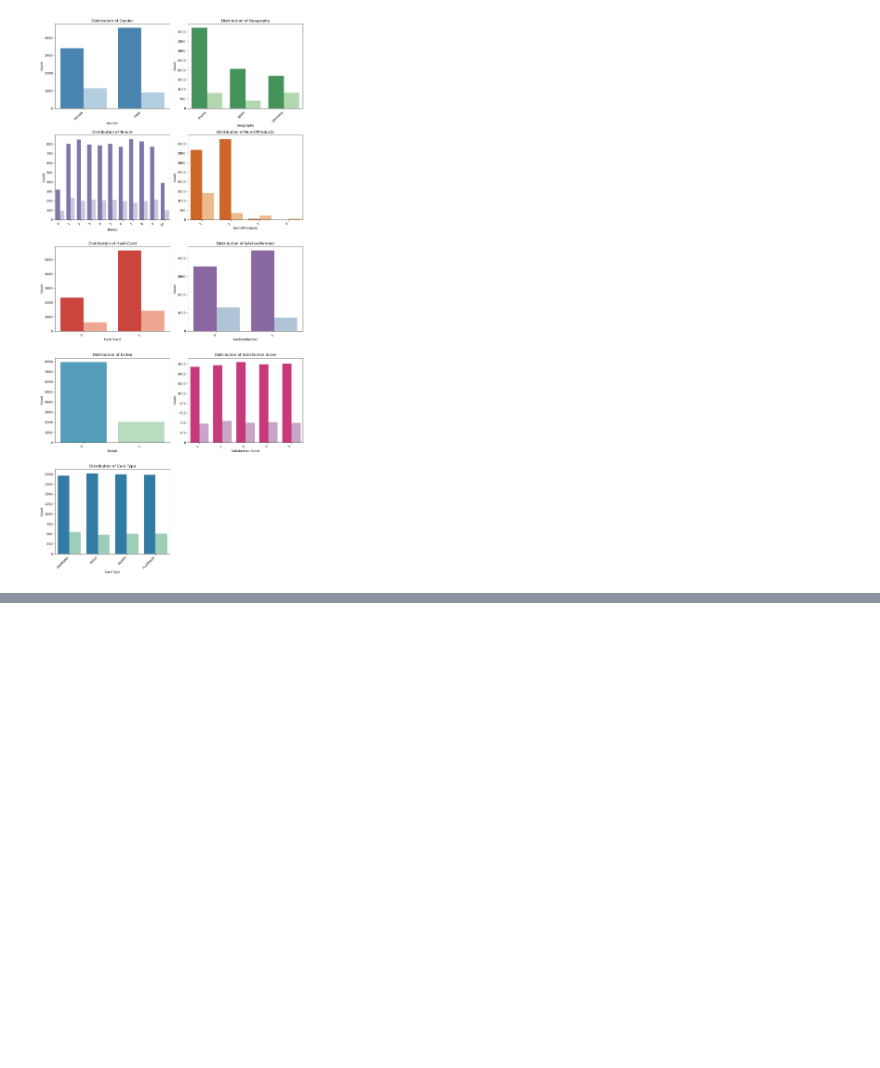
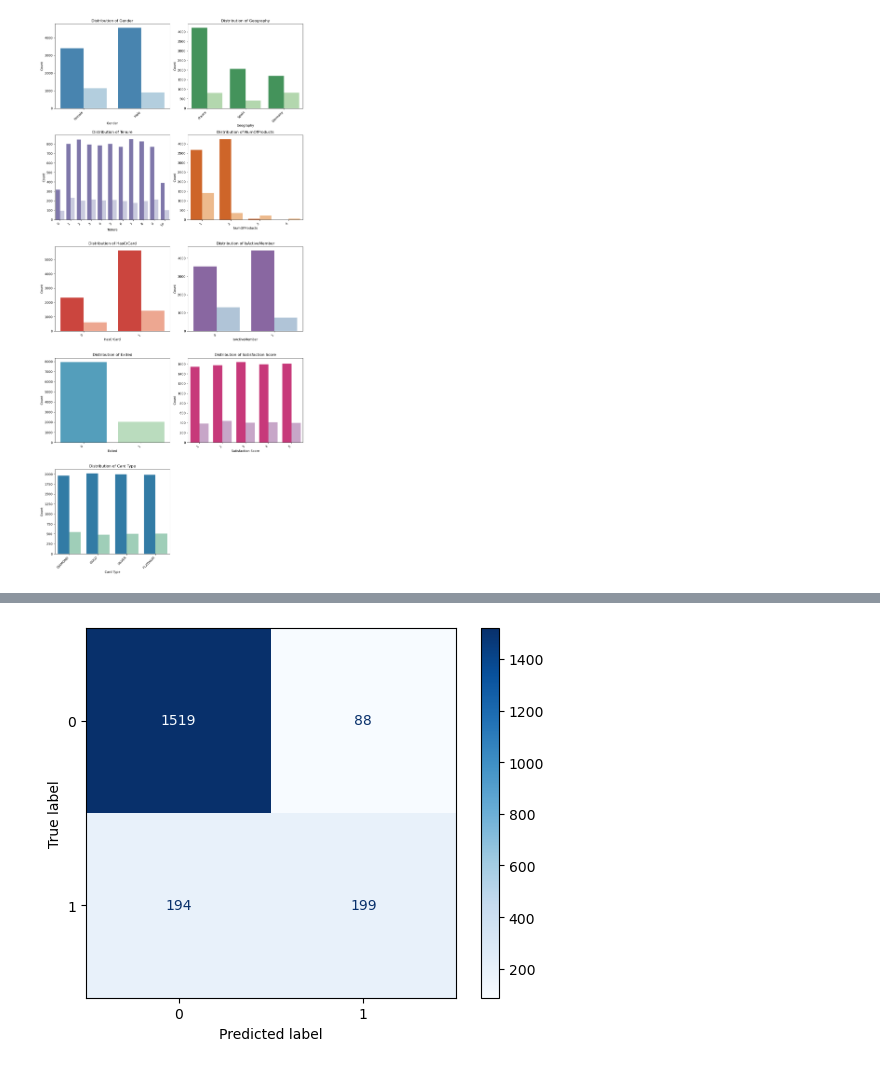
Before and after one commit to Marciniec-Marcin/Bank_Churn_prediction, a Jupyter notebook: Customer_Churn.ipynb, the cells around one changed output, grey strips where cells are left out. Saved outputs shown, nothing was run; the diff lists cells and outputs as text; code cells hidden in the pictures; blank space fills up the shorter version.

Commit message:
Add files via upload
Final upload to this project where i create the model, train data and improve data and chose the best model for the prediction of given problem

```diff
--- a/Customer_Churn.ipynb
+++ b/Customer_Churn.ipynb
@@ -165,0 +275,2 @@ plt.show()
+# %%
+dt_model.fit(X_train, y_train)
@@ -165,0 +338,32 @@ plt.show()
+# %%
+xgb_model = XGBClassifier(n_estimators = 50).fit(X_train, y_train)
+# %%
+y_pred_xgb = xgb_model.predict(X_test)
+# %%
+accuracy = accuracy_score(y_test, y_pred_xgb)
+print(f"Accuracy: {accuracy:.4f}")
+
+# 2. Precision
+#   - For binary classification:
+precision = precision_score(y_test, y_pred_xgb) # Defaults to the positive class (1)
+print(f"Precision: {precision:.4f}")
+
+# 3. Recall
+#   - For binary classification:
+recall = recall_score(y_test, y_pred_xgb)
+print(f"Recall: {recall:.4f}")
+
+# 4. F1-score
+#   - For binary classification:
+f1 = f1_score(y_test, y_pred_xgb)
+print(f"F1-score: {f1:.4f}")
+
+# 5. Confusion Matrix
+conf_matrix = confusion_matrix(y_test, y_pred_xgb)
+print("\nConfusion Matrix:")
+print(conf_matrix)
+
+# 6. Classification Report
+class_report = classification_report(y_test, y_pred_xgb)
+print("\nClassification Report:")
+print(class_report)
@@ -165,0 +391,6 @@ plt.show()
+# %%
+disp = ConfusionMatrixDisplay(confusion_matrix = conf_matrix)
+disp.plot(cmap = 'Blues')
+plt.show()
+# %% [output]
+[figure, added]
```
Also changed, not shown: parts of 49 cells of this notebook.
